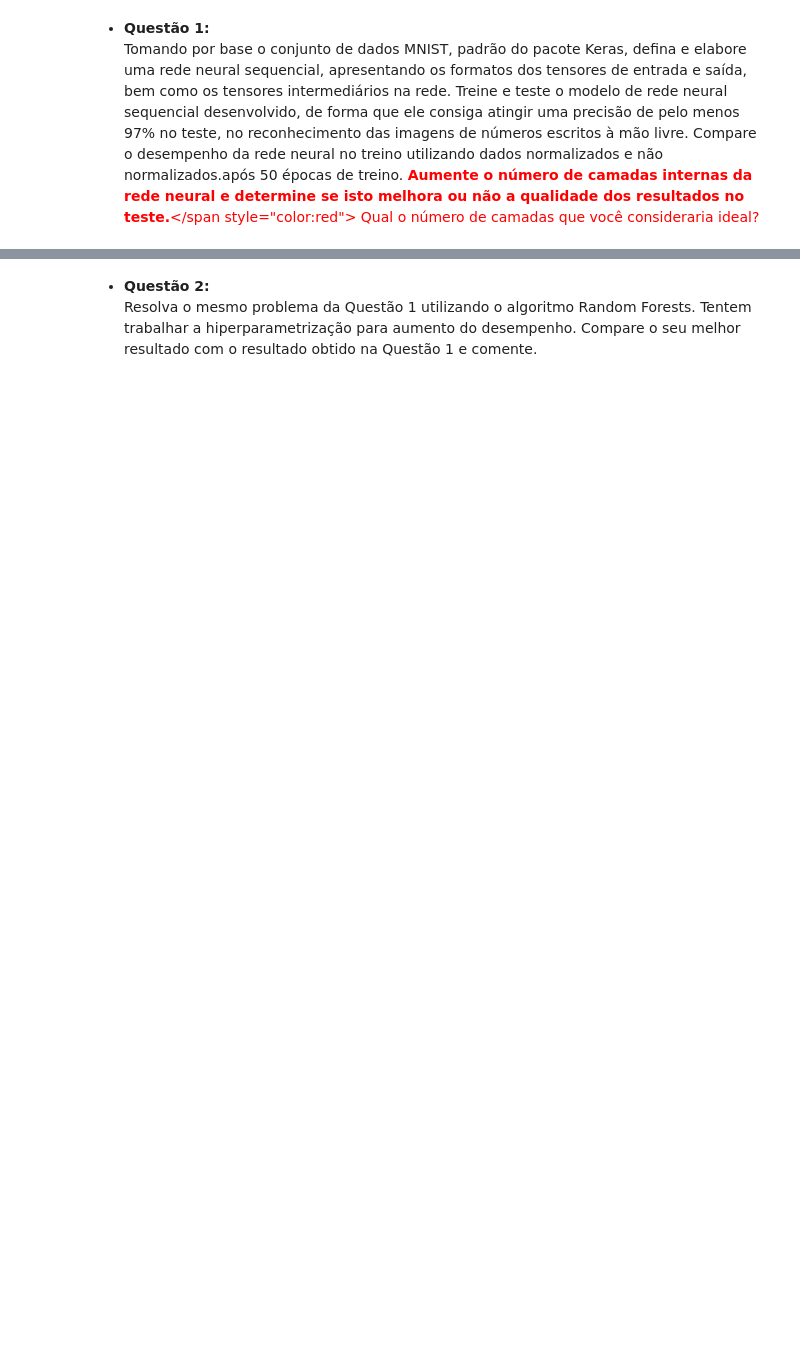
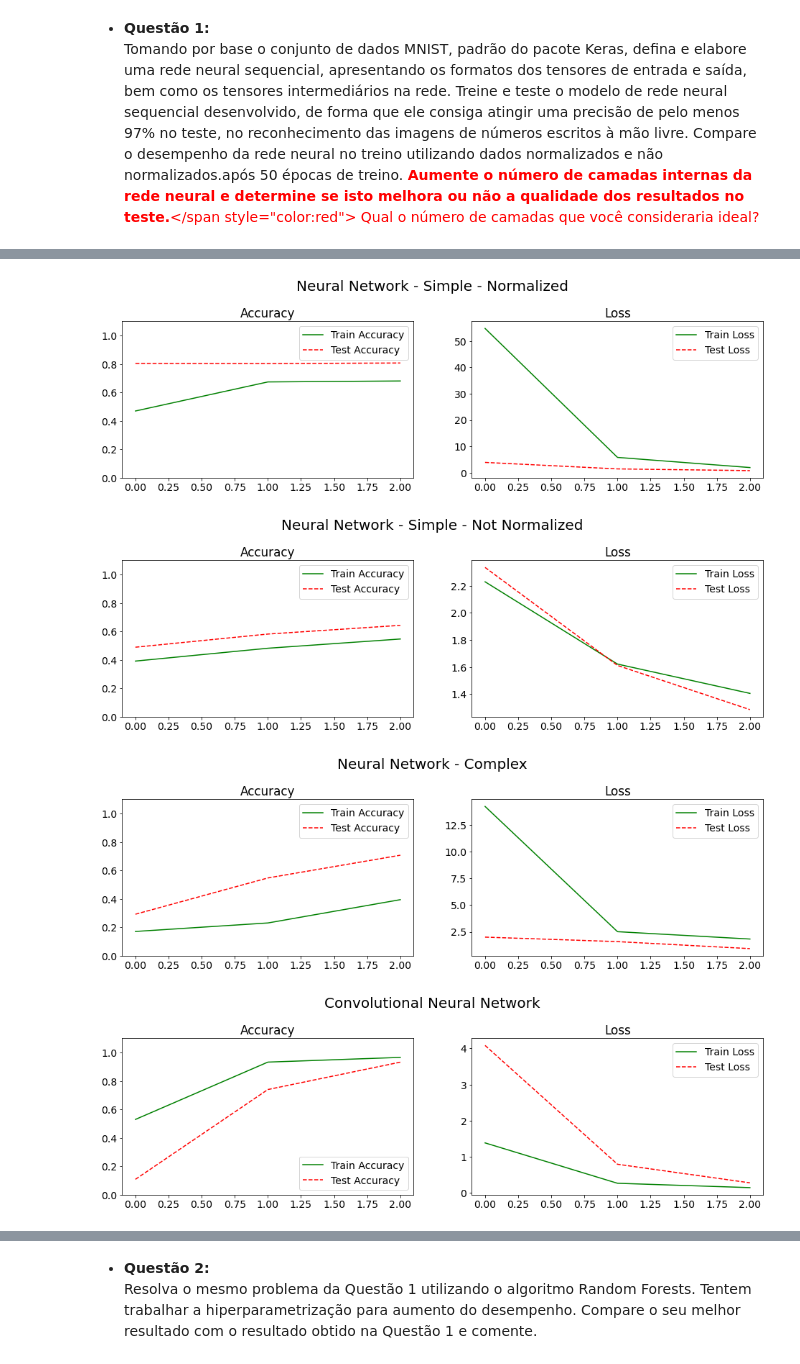
Before and after one commit to ldaniel/fgv-advanced-predictive-analytics, a Jupyter notebook: notebooks/fgv_assignment/mnist.ipynb, the cells around one changed output, grey strips where cells are left out. Saved outputs shown, nothing was run; the diff lists cells and outputs as text; code cells hidden in the pictures; blank space fills up the shorter version.

```diff
--- a/notebooks/fgv_assignment/mnist.ipynb
+++ b/notebooks/fgv_assignment/mnist.ipynb
@@ -273,6 +336,7 @@ train_gen = ImageDataGenerator(rotation_range = 10,
                                cval = 0)
 
 train_generator_NNS = train_gen.flow(x_train, y_train, batch_size)
+train_generator_NNS_N = train_gen.flow(x_train * 255, y_train, batch_size) # utilizado para o treinamento da rede sem a normalização dos dados
 train_generator_NNC = train_gen.flow(x_train, y_train, batch_size)
 train_generator_CNN = train_gen.flow(x_train, y_train, batch_size)
 
@@ -283,6 +347,13 @@ checkpoint_NNS = ModelCheckpoint('model_NNS.h5',
                                  verbose = 1,
                                  save_best_only = True,
                                  mode = 'auto')
+
+# checkpoint utilizado para o treinamento da rede sem a normalização dos dados
+checkpoint_NNS_N = ModelCheckpoint('model_NNS_N.h5',
+                                   monitor = 'val_loss',
+                                   verbose = 1,
+                                   save_best_only = True,
+                                   mode = 'auto')
 
 checkpoint_NNC = ModelCheckpoint('model_NNC.h5',
                                  monitor = 'val_loss',
@@ -299,7 +370,7 @@ checkpoint_CNN = ModelCheckpoint('model_CNN.h5',
 - **Questão 1:** <br>
 Tomando por base o conjunto de dados MNIST, padrão do pacote Keras, defina e elabore uma rede neural sequencial, apresentando os formatos dos tensores de entrada e saída, bem como os tensores intermediários na rede. Treine e teste o modelo de rede neural sequencial desenvolvido, de forma que ele consiga atingir uma precisão de pelo menos 97% no teste, no reconhecimento das imagens de números escritos à mão livre. Compare o desempenho da rede neural no treino utilizando dados normalizados e não normalizados. <span style="color:red"><strong>após 50 épocas de treino.</strong></span style="color:red"> Aumente o número de camadas internas da rede neural e determine se isto melhora ou não a qualidade dos resultados no teste. Qual o número de camadas que você consideraria ideal? </br>
 # %%
-epochs = 50
+epochs = 3
 # %% [markdown]
 - **Questão 1:** <br>
 Tomando por base o conjunto de dados MNIST, padrão do pacote Keras, defina e elabore uma rede neural sequencial, apresentando os formatos dos tensores de entrada e saída, bem como os tensores intermediários na rede. <span style="color:red"><strong>Treine e teste o modelo de rede neural sequencial desenvolvido, de forma que ele consiga atingir uma precisão de pelo menos 97% no teste, no reconhecimento das imagens de números escritos à mão livre.</strong></span style="color:red"> Compare o desempenho da rede neural no treino utilizando dados normalizados e não normalizados.após 50 épocas de treino. Aumente o número de camadas internas da rede neural e determine se isto melhora ou não a qualidade dos resultados no teste. Qual o número de camadas que você consideraria ideal? </br>
@@ -329,0 +399,6 @@ Epoch 00050: val_loss did not improve from 0.06857
+# %%
+history_NNS_N = model_NNS.fit(train_generator_NNS_N,
+                              validation_data = (x_test * 255, y_test),
+                              steps_per_epoch = steps_per_epoch,
+                              epochs = epochs,
+                              callbacks = [checkpoint_NNS_N])
@@ -384,0 +465,51 @@ model_CNN = tf.keras.models.load_model('model_CNN.h5')
+# %%
+def plot_accuracy_hist(model_history, fig_tittle):
+
+    plt.rcParams.update({'font.size': 14})
+
+    fig = plt.figure(figsize = (16, 4))
+    columns = 2
+    rows = 1
+
+    fig.suptitle(fig_tittle, fontsize = 20, y = 1.08)
+    fig.add_subplot(rows, columns, 1)
+
+    plt.title('Accuracy')
+    plt.ylim(0, 1.1)
+
+    plt.plot(model_history.history['accuracy'],
+             color='green',
+             label = 'Train Accuracy')
+
+    plt.plot(model_history.history['val_accuracy'],
+             color='red',
+             label = 'Test Accuracy',
+             linestyle='dashed')
+
+    plt.legend()
+
+    fig.add_subplot(rows, columns, 2)
+
+    plt.title('Loss')
+    plt.plot(model_history.history['loss'],
+             color='green',
+             label = 'Train Loss')
+
+    plt.plot(model_history.history['val_loss'],
+             color='red',
+             label = 'Test Loss',
+             linestyle='dashed')
+
+    plt.legend()
+
+    plt.show()
+
+plot_accuracy_hist(history_NNS, 'Neural Network - Simple - Normalized')
+plot_accuracy_hist(history_NNS_N, 'Neural Network - Simple - Not Normalized')
+plot_accuracy_hist(history_NNC, 'Neural Network - Complex')
+plot_accuracy_hist(history_CNN, 'Convolutional Neural Network')
+# %% [output]
+[figure, added]
+[figure, added]
+[figure, added]
+[figure, added]
```
Also changed, not shown: parts of 42 cells of this notebook, 2 other files.
